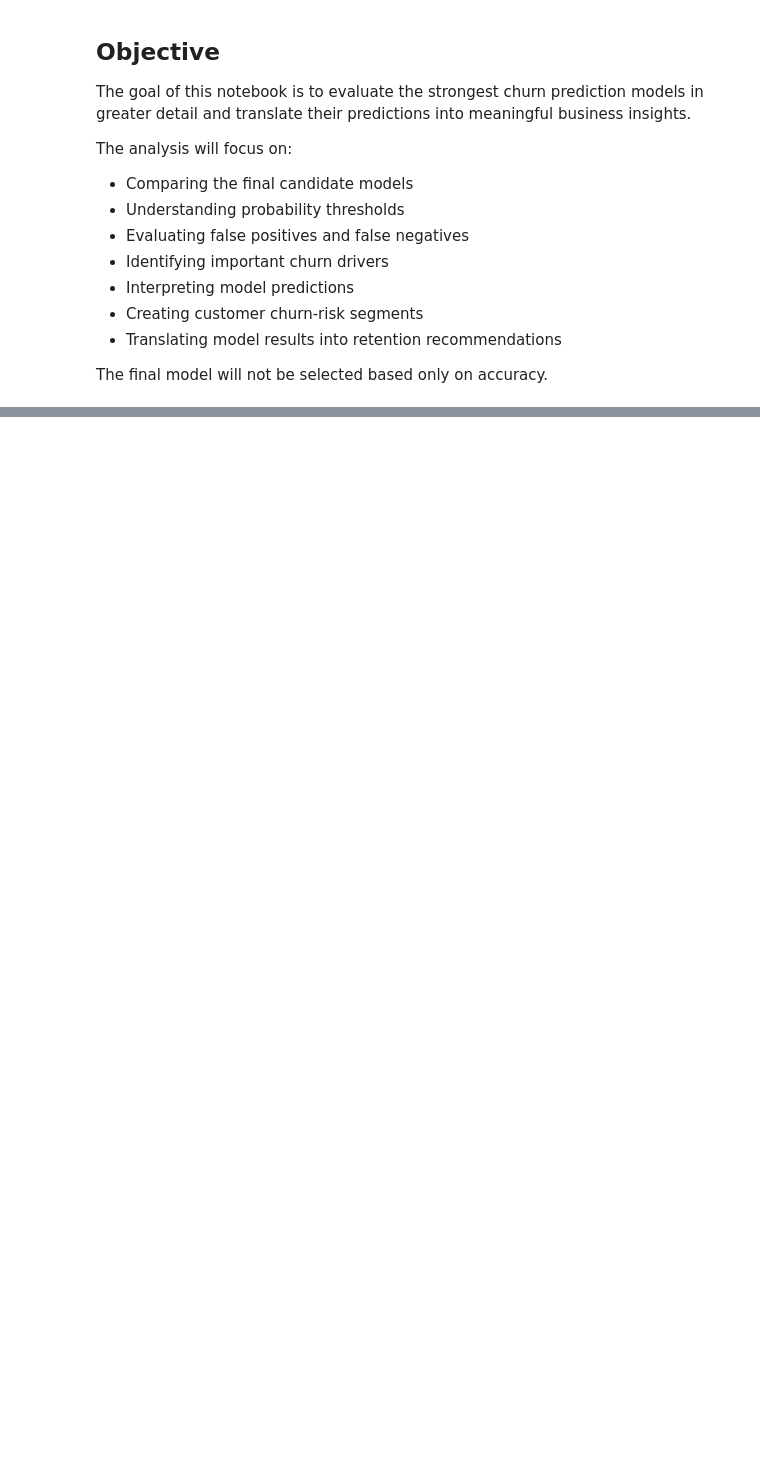
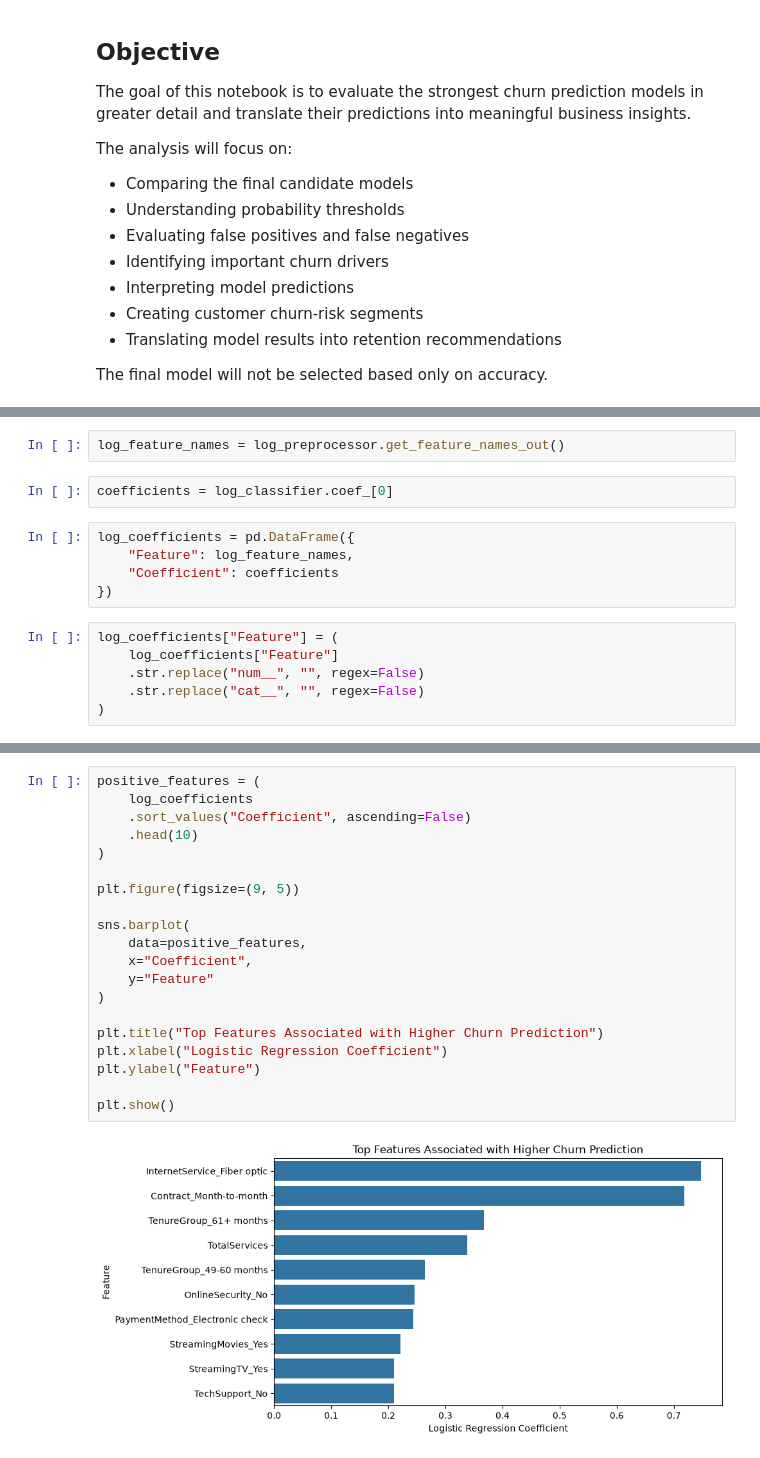
Before and after one commit to Lunasgogoi/customer-churn-analytics, a Jupyter notebook: notebooks/06_model_evaluation_and_interpretation.ipynb, the cells around one changed output, grey strips where cells are left out. Drawn from its saved outputs; the diff is of its cells as text; blank space fills up the shorter version.

```diff
--- a/notebooks/06_model_evaluation_and_interpretation.ipynb
+++ b/notebooks/06_model_evaluation_and_interpretation.ipynb
@@ -18,0 +316,15 @@ The final model will not be selected based only on accuracy.
+# %%
+log_feature_names = log_preprocessor.get_feature_names_out()
+# %%
+coefficients = log_classifier.coef_[0]
+# %%
+log_coefficients = pd.DataFrame({
+    "Feature": log_feature_names,
+    "Coefficient": coefficients
+})
+# %%
+log_coefficients["Feature"] = (
+    log_coefficients["Feature"]
+    .str.replace("num__", "", regex=False)
+    .str.replace("cat__", "", regex=False)
+)
@@ -18,0 +375,22 @@ The final model will not be selected based only on accuracy.
+# %%
+positive_features = (
+    log_coefficients
+    .sort_values("Coefficient", ascending=False)
+    .head(10)
+)
+
+plt.figure(figsize=(9, 5))
+
+sns.barplot(
+    data=positive_features,
+    x="Coefficient",
+    y="Feature"
+)
+
+plt.title("Top Features Associated with Higher Churn Prediction")
+plt.xlabel("Logistic Regression Coefficient")
+plt.ylabel("Feature")
+
+plt.show()
+# %% [output]
+[figure, added]
```
Also changed, not shown: parts of 57 cells of this notebook, 20 other files.
